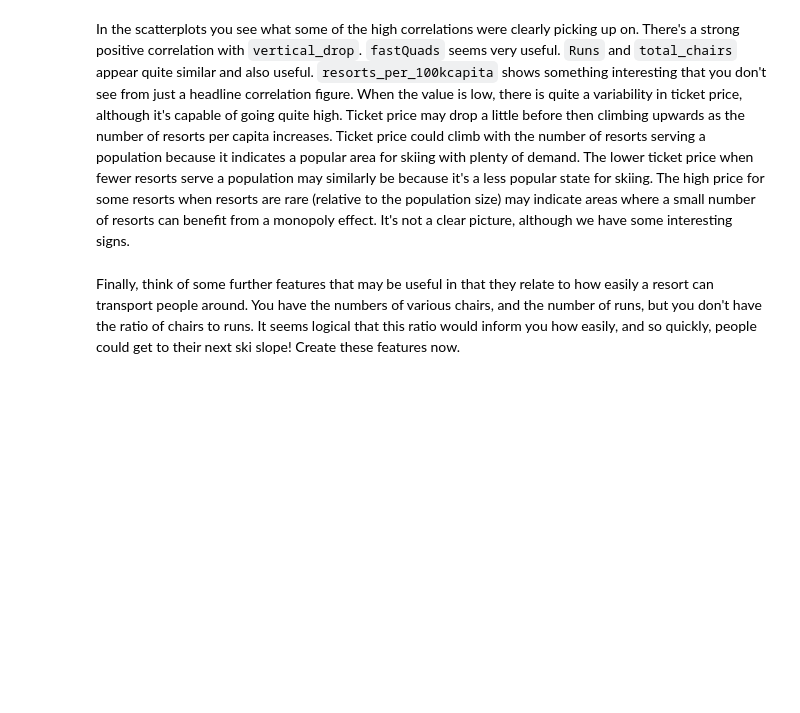
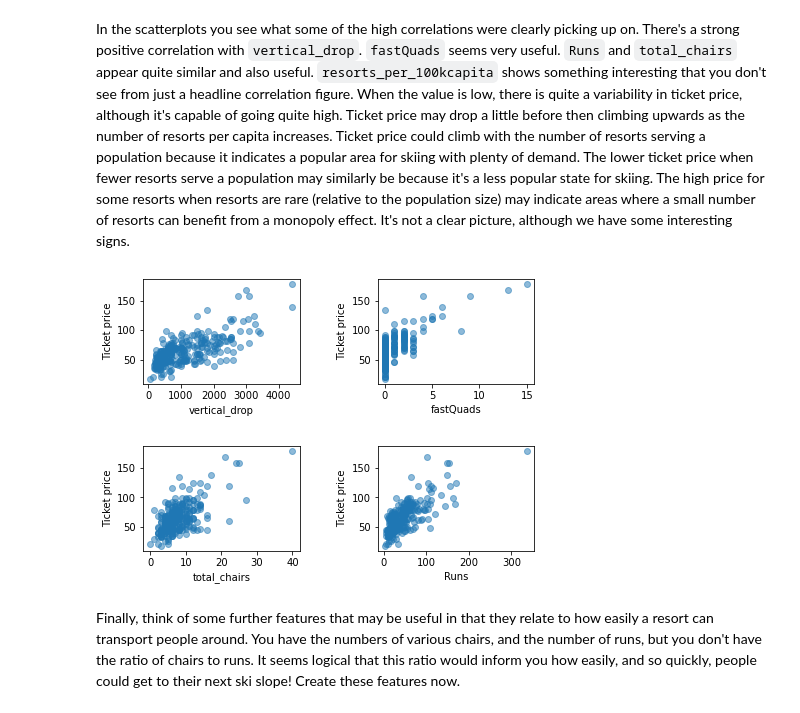
Before and after one commit to Alan-Phan/DataScienceGuidedCapstone, a Jupyter notebook: Notebooks/03_exploratory_data_analysis.ipynb, the cells around one changed output. Cells and saved outputs as stored; diff of their text form; code cells hidden in the pictures; blank space fills up the shorter version.

Commit message:
Added some extra figures for report: finished report

```diff
--- a/Notebooks/03_exploratory_data_analysis.ipynb
+++ b/Notebooks/03_exploratory_data_analysis.ipynb
@@ -805,5 +803,10 @@ scatterplots(features, ncol=4, figsize=(15, 15))
 # %% [markdown]
 In the scatterplots you see what some of the high correlations were clearly picking up on. There's a strong positive correlation with `vertical_drop`. `fastQuads` seems very useful. `Runs` and `total_chairs` appear quite similar and also useful. `resorts_per_100kcapita` shows something interesting that you don't see from just a headline correlation figure. When the value is low, there is quite a variability in ticket price, although it's capable of going quite high. Ticket price may drop a little before then climbing upwards as the number of resorts per capita increases. Ticket price could climb with the number of resorts serving a population because it indicates a popular area for skiing with plenty of demand. The lower ticket price when fewer resorts serve a population may similarly be because it's a less popular state for skiing. The high price for some resorts when resorts are rare (relative to the population size) may indicate areas where a small number of resorts can benefit from a monopoly effect. It's not a clear picture, although we have some interesting signs.
+# %%
+features = [name for name in ski_data.columns if name in ['vertical_drop', 'fastQuads', 'Runs', 'total_chairs']]
+scatterplots(features, ncol = 2, figsize = (7,5))
+# %% [output]
+[figure, added]
 # %% [markdown]
 Finally, think of some further features that may be useful in that they relate to how easily a resort can transport people around. You have the numbers of various chairs, and the number of runs, but you don't have the ratio of chairs to runs. It seems logical that this ratio would inform you how easily, and so quickly, people could get to their next ski slope! Create these features now.
 # %%
```
Also changed, not shown: parts of 16 cells of this notebook, 3 other files.
